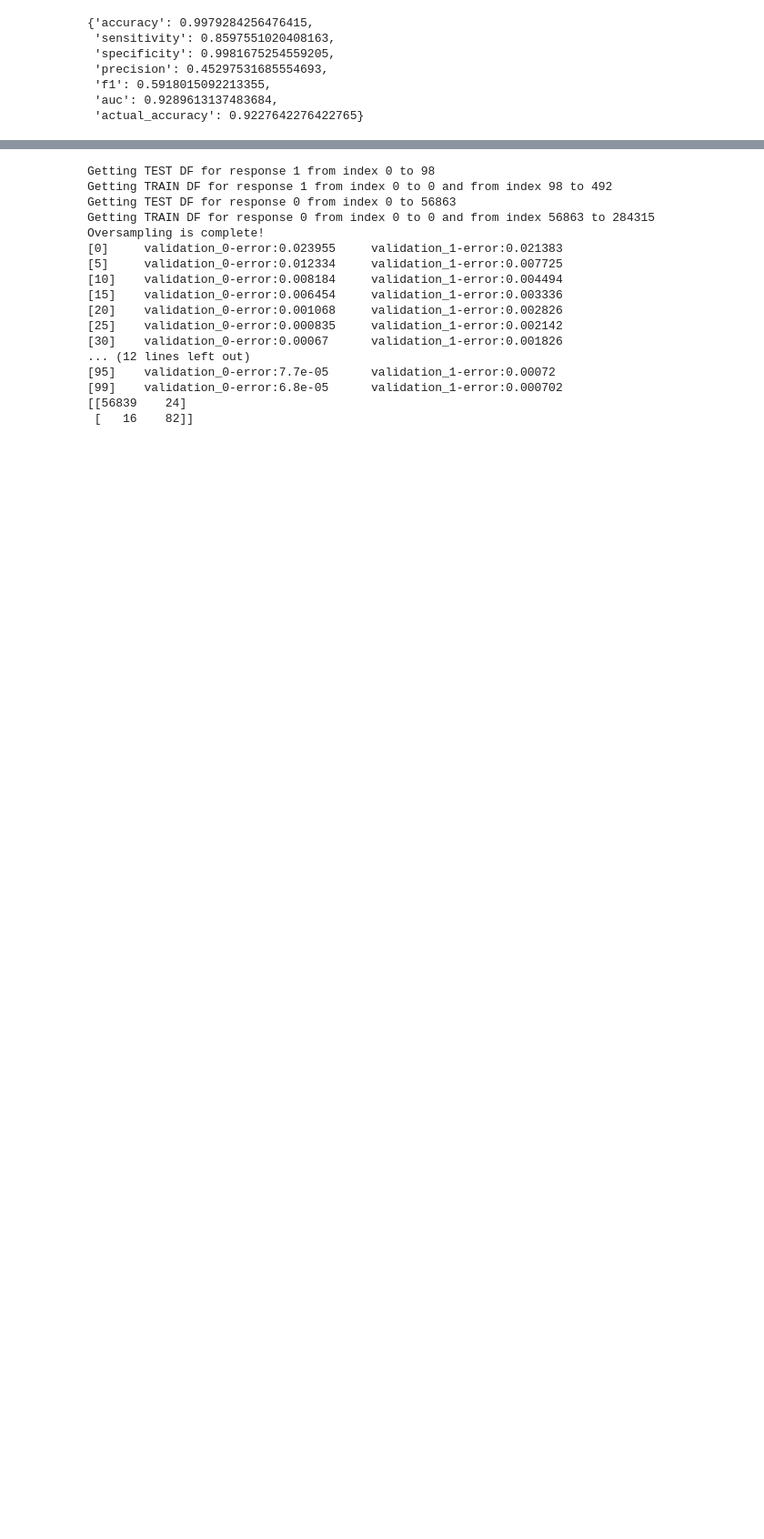
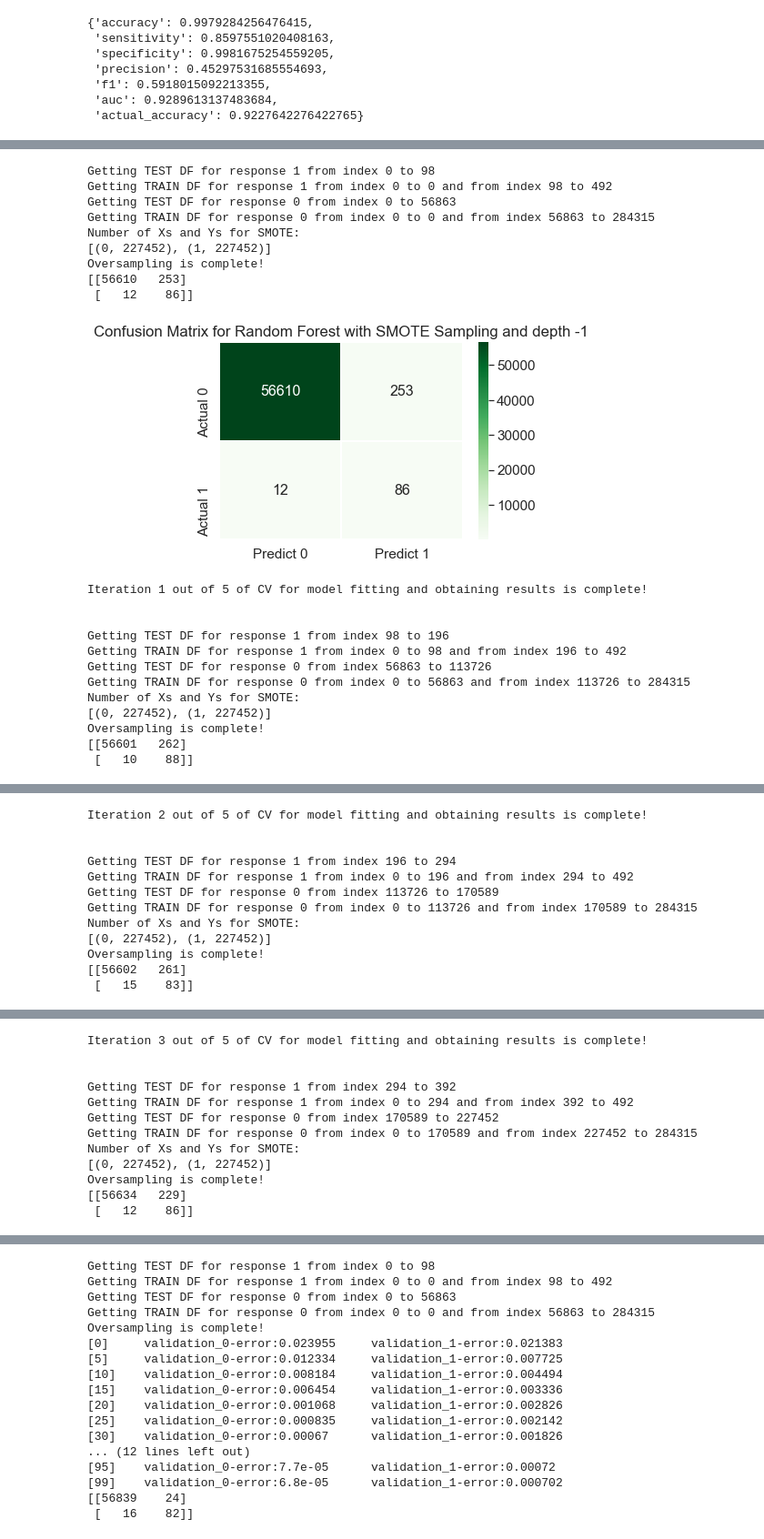
Before and after one commit to kohjiaxuan/Fraud-Detection-Pipeline, a Jupyter notebook: SCI17. Creating custom stratified crossvalidation pipeline.ipynb, the cells around one changed output, grey strips where cells are left out. Shown at 91% size. Cells and saved outputs as stored; diff of their text form; code cells hidden in the pictures; blank space fills up the shorter version.

```diff
--- a/SCI17. Creating custom stratified crossvalidation pipeline.ipynb
+++ b/SCI17. Creating custom stratified crossvalidation pipeline.ipynb
@@ -1101,0 +1141,26 @@ results['final']
+# %%
+# self, df, varlist, response, standardize, sampletype, modelname, text, n_fold
+results = modelpipeline.run_model(df, varlist, 'Class', False, 'smote', 'RandomForestminus1', 'Random Forest with SMOTE Sampling and depth -1', 5)
+# %% [output]
+Getting TEST DF for response 1 from index 0 to 98
+Getting TRAIN DF for response 1 from index 0 to 0 and from index 98 to 492
+Getting TEST DF for response 0 from index 0 to 56863
+Getting TRAIN DF for response 0 from index 0 to 0 and from index 56863 to 284315
+Number of Xs and Ys for SMOTE:
+[(0, 227452), (1, 227452)]
+Oversampling is complete!
+[[56610   253]
+ [   12    86]]
+[figure, added]
+Iteration 1 out of 5 of CV for model fitting and obtaining results is complete!
+
+
+Getting TEST DF for response 1 from index 98 to 196
+Getting TRAIN DF for response 1 from index 0 to 98 and from index 196 to 492
+Getting TEST DF for response 0 from index 56863 to 113726
+Getting TRAIN DF for response 0 from index 0 to 56863 and from index 113726 to 284315
+Number of Xs and Ys for SMOTE:
+[(0, 227452), (1, 227452)]
+Oversampling is complete!
+[[56601   262]
+ [   10    88]]
@@ -1101,0 +1168,12 @@ results['final']
+Iteration 2 out of 5 of CV for model fitting and obtaining results is complete!
+
+
+Getting TEST DF for response 1 from index 196 to 294
+Getting TRAIN DF for response 1 from index 0 to 196 and from index 294 to 492
+Getting TEST DF for response 0 from index 113726 to 170589
+Getting TRAIN DF for response 0 from index 0 to 113726 and from index 170589 to 284315
+Number of Xs and Ys for SMOTE:
+[(0, 227452), (1, 227452)]
+Oversampling is complete!
+[[56602   261]
+ [   15    83]]
@@ -1101,0 +1181,12 @@ results['final']
+Iteration 3 out of 5 of CV for model fitting and obtaining results is complete!
+
+
+Getting TEST DF for response 1 from index 294 to 392
+Getting TRAIN DF for response 1 from index 0 to 294 and from index 392 to 492
+Getting TEST DF for response 0 from index 170589 to 227452
+Getting TRAIN DF for response 0 from index 0 to 170589 and from index 227452 to 284315
+Number of Xs and Ys for SMOTE:
+[(0, 227452), (1, 227452)]
+Oversampling is complete!
+[[56634   229]
+ [   12    86]]
```
Also changed, not shown: parts of 54 cells of this notebook, 2 other files.
